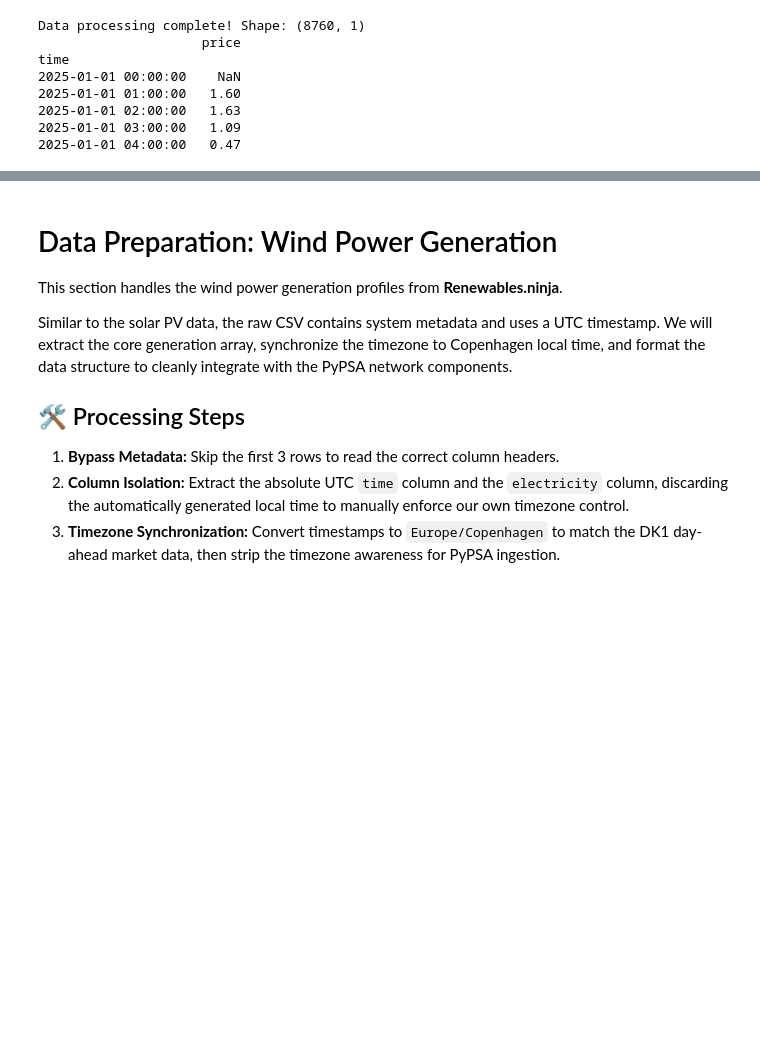
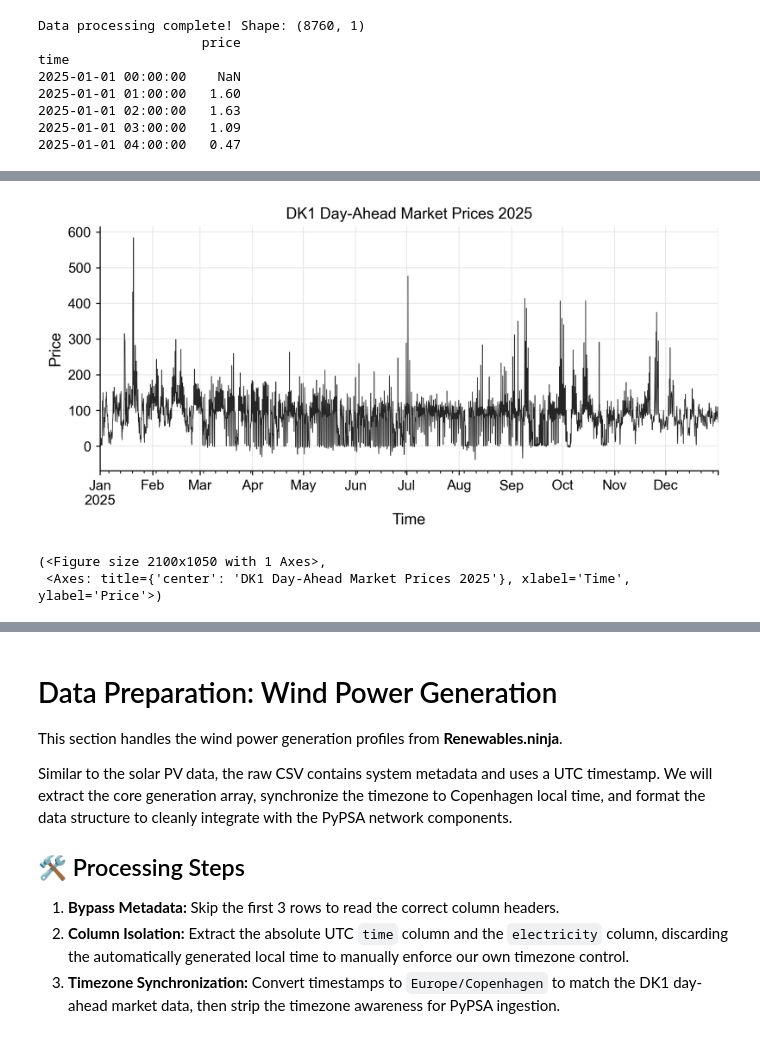
Before and after one commit to mdmis24/PyPSA-Energy-Systems-Modeling, a Jupyter notebook: 00-Data-Preparation/00_data_cleaning.ipynb, the cells around one changed output, grey strips where cells are left out. Cells and saved outputs as stored; diff of their text form; code cells hidden in the pictures; blank space fills up the shorter version.

Commit message:
Updated the data prep file. added assets and utils

```diff
--- a/00-Data-Preparation/00_data_cleaning.ipynb
+++ b/00-Data-Preparation/00_data_cleaning.ipynb
@@ -126,0 +75,17 @@ time
+# %%
+import sys
+from pathlib import Path
+
+for candidate in [Path.cwd() / 'utils', Path.cwd().parent / 'utils']:
+    if candidate.exists():
+        sys.path.append(str(candidate))
+        break
+
+from viz_utils import plot_timeseries
+
+# Plot the processed electricity price data
+plot_timeseries(df_hourly, column='price', title='DK1 Day-Ahead Market Prices 2025', ylabel='Price', color='black')
+# %% [output]
+[figure, added]
+(<Figure size 2100x1050 with 1 Axes>,
+ <Axes: title={'center': 'DK1 Day-Ahead Market Prices 2025'}, xlabel='Time', ylabel='Price'>)
```
Also changed, not shown: parts of 6 cells of this notebook, 12 other files.
